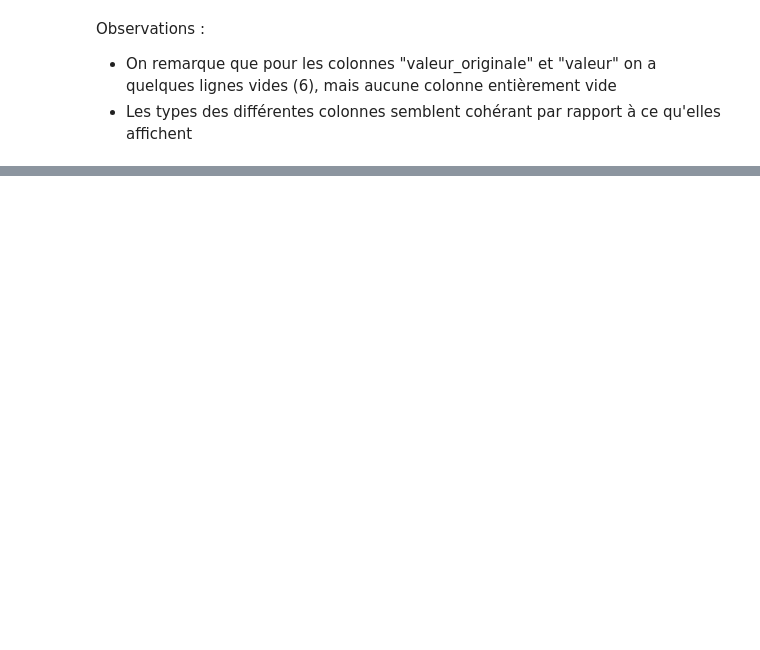
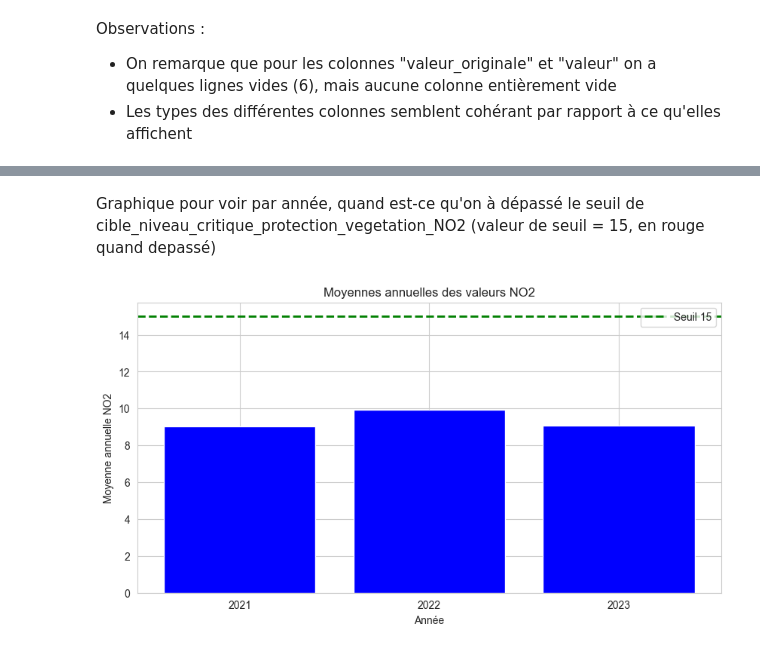
Before and after one commit to K4nen/AirPL, a Jupyter notebook: NO2.ipynb, the cells around one changed output, grey strips where cells are left out. Drawn from its saved outputs; the diff is of its cells as text; code cells hidden in the pictures; blank space fills up the shorter version.

```diff
--- a/NO2.ipynb
+++ b/NO2.ipynb
@@ -130,0 +188,13 @@ Observations :
+# %%
+import pandas as pd
+
+# Assurez-vous que dfNO2 est bien chargé et nettoyé
+
+# Supprimer les lignes comportant des valeurs "NaN" dans les colonnes "valeur" et "valeur_originale"
+dfNO2.dropna(subset=['valeur', 'valeur_originale'], inplace=True)
+
+# Supprimer les lignes comportant des valeurs négatives dans les colonnes "valeur" et "valeur_originale"
+dfNO2 = dfNO2[(dfNO2['valeur'] >= 0) & (dfNO2['valeur_originale'] >= 0)]
+
+# Afficher les premières lignes du DataFrame pour vérifier le nettoyage
+print(dfNO2.head())
@@ -130,0 +376,19 @@ Observations :
+# %% [markdown]
+Graphique pour voir par année, quand est-ce qu'on à dépassé le seuil de cible_niveau_critique_protection_vegetation_NO2 (valeur de seuil = 15, en rouge quand depassé)
+# %%
+# Créer la colonne indiquant si la moyenne annuelle dépasse le seuil
+annual_means_NO2['depasse_seuil_vegetation'] = (annual_means_NO2['valeur'] > NIVEAU_CRITIQUE_PROTECTION_VEGETATION_NO2).astype(int)
+
+# Créer le diagramme en bâtons
+plt.figure(figsize=(10, 5))
+colors = ['red' if x == 1 else 'blue' for x in annual_means_NO2['depasse_seuil_vegetation']]
+plt.bar(annual_means_NO2['année'], annual_means_NO2['valeur'], color=colors)
+plt.axhline(y=NIVEAU_CRITIQUE_PROTECTION_VEGETATION_NO2, color='green', linestyle='--', linewidth=2, label=f'Seuil {NIVEAU_CRITIQUE_PROTECTION_VEGETATION_NO2}')
+plt.xlabel('Année')
+plt.ylabel('Moyenne annuelle NO2')
+plt.title('Moyennes annuelles des valeurs NO2')
+plt.xticks(annual_means_NO2['année'])
+plt.legend()
+plt.show()
+# %% [output]
+[figure, added]
```
Also changed, not shown: parts of 34 cells of this notebook, 4 other files.
